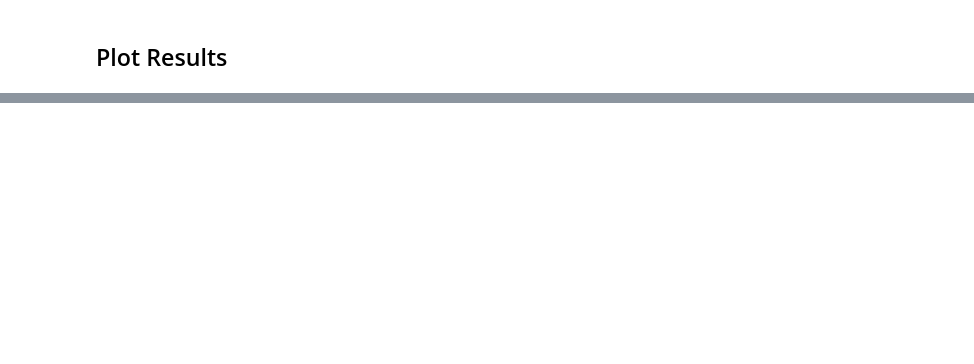
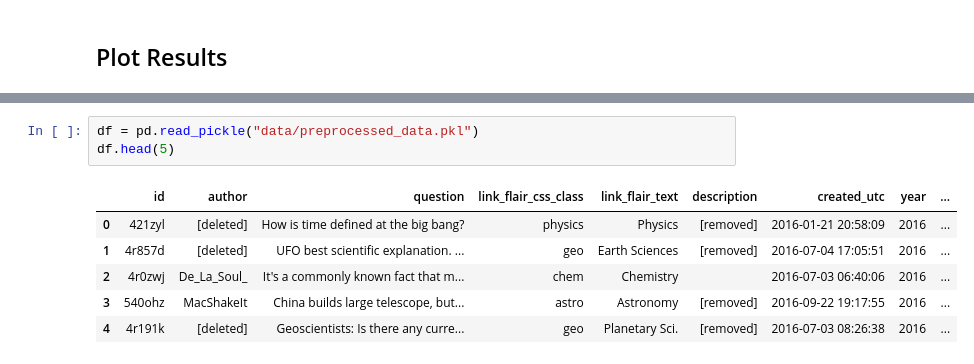
Before and after one commit to svenj-a/Topic_Modeling, a Jupyter notebook: Topic_Modeling_LDA.ipynb, the cells around one changed output, grey strips where cells are left out. Saved outputs shown, nothing was run; the diff lists cells and outputs as text; blank space fills up the shorter version.

```diff
--- a/Topic_Modeling_LDA.ipynb
+++ b/Topic_Modeling_LDA.ipynb
@@ -659,0 +609,10 @@ plt.show()
+# %%
+df = pd.read_pickle("data/preprocessed_data.pkl")
+df.head(5)
+# %% [output]
+|  | id | author | question | link_flair_css_class | link_flair_text | description | created_utc | year | ... |
+| 0 | 421zyl | [deleted] | How is time defined at the big bang? | physics | Physics | [removed] | 2016-01-21 20:58:09 | 2016 | ... |
+| 1 | 4r857d | [deleted] | UFO best scientific explanation. ... | geo | Earth Sciences | [removed] | 2016-07-04 17:05:51 | 2016 | ... |
+| 2 | 4r0zwj | De_La_Soul_ | It's a commonly known fact that m... | chem | Chemistry |  | 2016-07-03 06:40:06 | 2016 | ... |
+| 3 | 540ohz | MacShakeIt | China builds large telescope, but... | astro | Astronomy | [removed] | 2016-09-22 19:17:55 | 2016 | ... |
+| 4 | 4r191k | [deleted] | Geoscientists: Is there any curre... | geo | Planetary Sci. | [removed] | 2016-07-03 08:26:38 | 2016 | ... |
```
Also changed, not shown: parts of 28 cells of this notebook, 19 other files.
